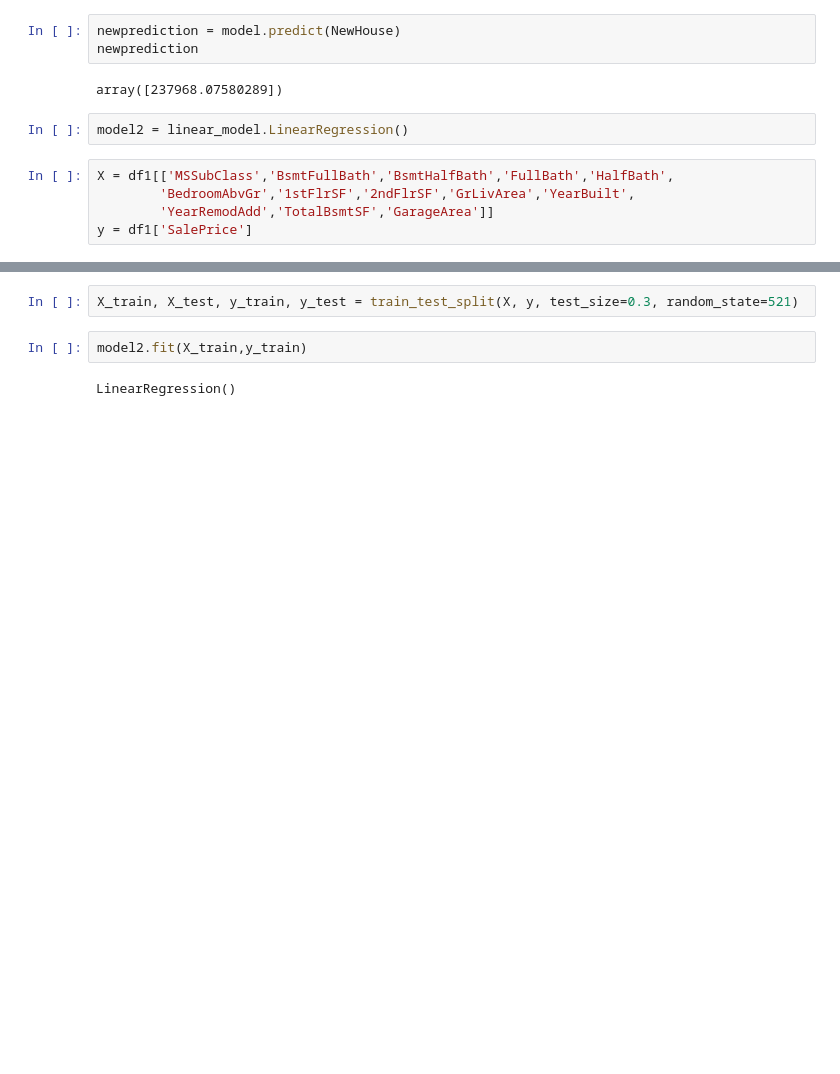
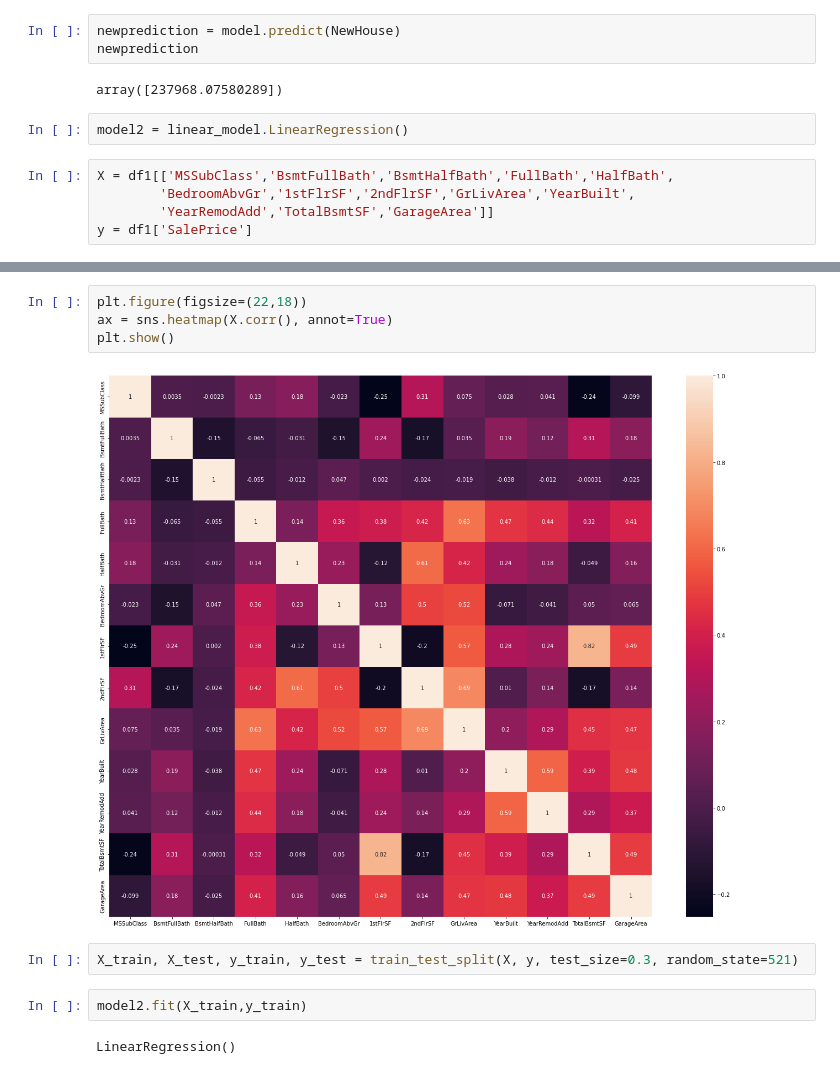
Before and after one commit to CS521-Burstein/final-project-tianyusky, a Jupyter notebook: Analysis.ipynb, the cells around one changed output, grey strips where cells are left out. Saved outputs shown, nothing was run; the diff lists cells and outputs as text; blank space fills up the shorter version.

```diff
--- a/Analysis.ipynb
+++ b/Analysis.ipynb
@@ -298,6 +304,12 @@ X.corr()
 | YearRemodAdd | 0.040581 | 0.119470 | -0.012337 | 0.439046 | 0.183331 | -0.040581 | 0.240379 | 0.140024 | ... |
 | TotalBsmtSF | -0.238518 | 0.307351 | -0.000315 | 0.323722 | -0.048804 | 0.050450 | 0.819530 | -0.174512 | ... |
 | GarageArea | -0.098672 | 0.179189 | -0.024536 | 0.405656 | 0.163549 | 0.065253 | 0.489782 | 0.138347 | ... |
+# %%
+plt.figure(figsize=(22,18))
+ax = sns.heatmap(X.corr(), annot=True)
+plt.show()
+# %% [output]
+[figure, added]
 # %%
 X_train, X_test, y_train, y_test = train_test_split(X, y, test_size=0.3, random_state=521)
 # %%
```
Also changed, not shown: parts of 1 cell of this notebook.
